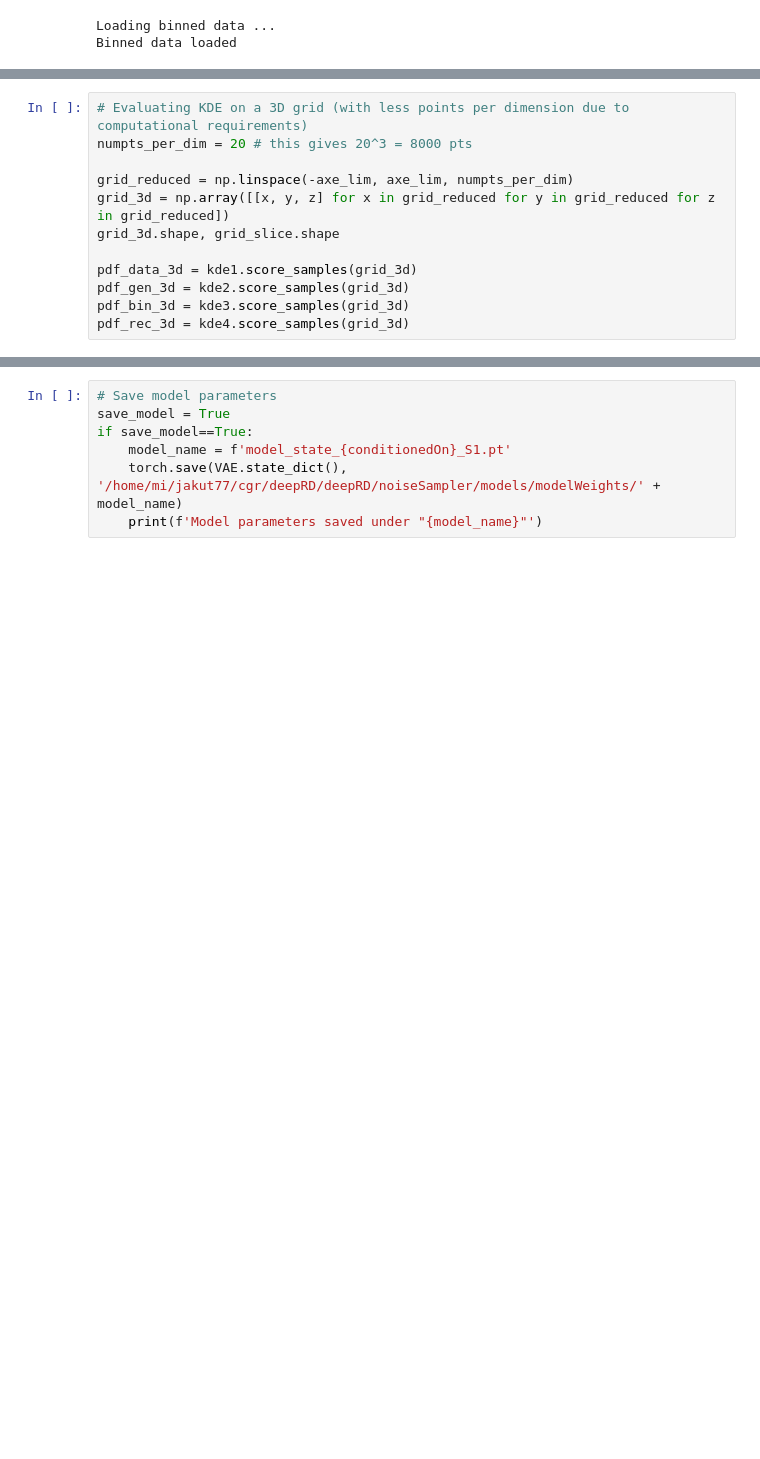
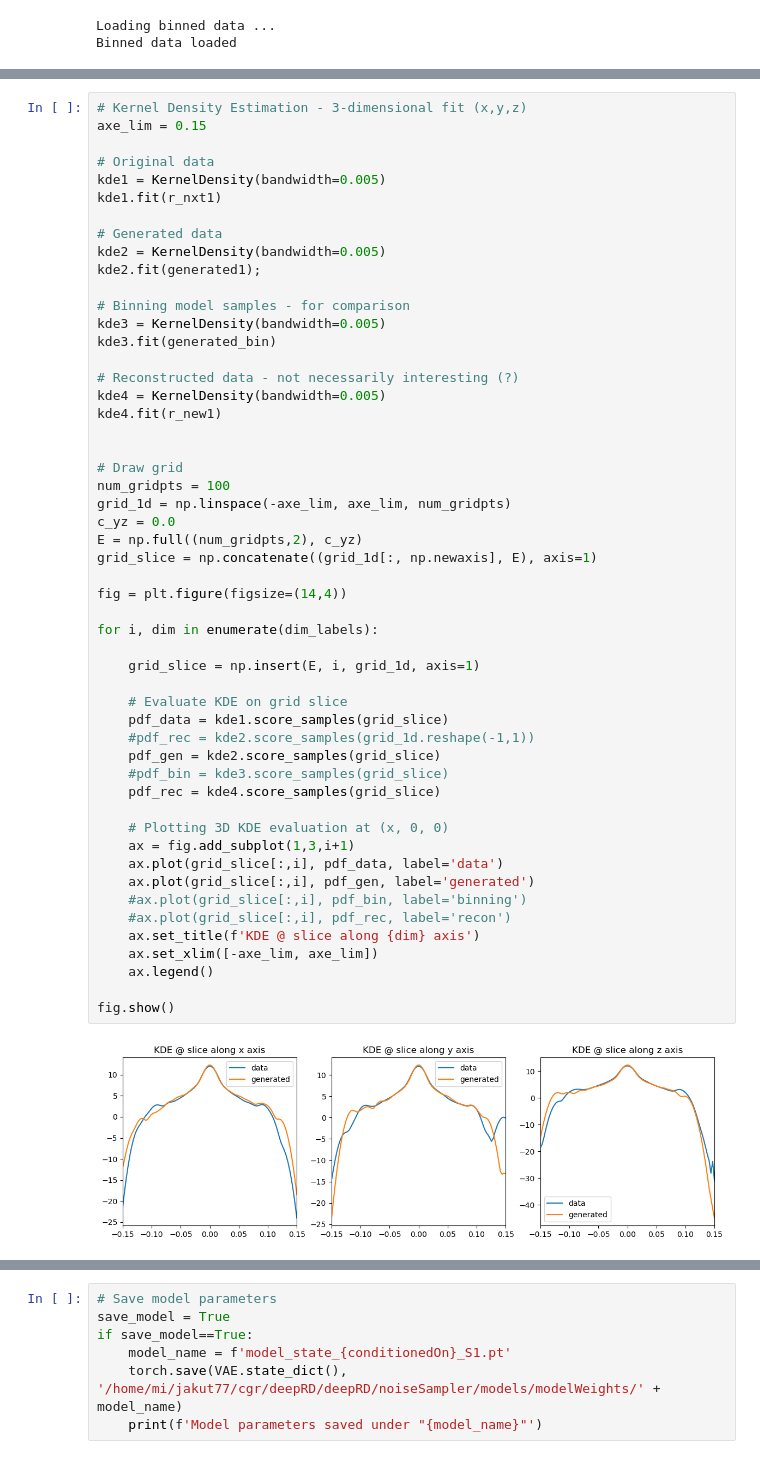
Before and after one commit to maojrs/deepRD, a Jupyter notebook: notebooks/stochasticClosure/cvae_mzs-current.ipynb, the cells around one changed output, grey strips where cells are left out. Drawn from its saved outputs; the diff is of its cells as text; blank space fills up the shorter version.

```diff
--- a/notebooks/stochasticClosure/cvae_mzs-current.ipynb
+++ b/notebooks/stochasticClosure/cvae_mzs-current.ipynb
@@ -937,12 +889,54 @@ fig.show()
-# %%
-# Evaluating KDE on a 3D grid (with less points per dimension due to computational requirements)
-numpts_per_dim = 20 # this gives 20^3 = 8000 pts
-
-grid_reduced = np.linspace(-axe_lim, axe_lim, numpts_per_dim)
-grid_3d = np.array([[x, y, z] for x in grid_reduced for y in grid_reduced for z in grid_reduced])
-grid_3d.shape, grid_slice.shape
-
-pdf_data_3d = kde1.score_samples(grid_3d)
-pdf_gen_3d = kde2.score_samples(grid_3d)
-pdf_bin_3d = kde3.score_samples(grid_3d)
-pdf_rec_3d = kde4.score_samples(grid_3d)
+# %%
+# Kernel Density Estimation - 3-dimensional fit (x,y,z)
+axe_lim = 0.15
+
+# Original data
+kde1 = KernelDensity(bandwidth=0.005)
+kde1.fit(r_nxt1)
+
+# Generated data
+kde2 = KernelDensity(bandwidth=0.005)
+kde2.fit(generated1);
+
+# Binning model samples - for comparison
+kde3 = KernelDensity(bandwidth=0.005)
+kde3.fit(generated_bin)
+
+# Reconstructed data - not necessarily interesting (?)
+kde4 = KernelDensity(bandwidth=0.005)
+kde4.fit(r_new1)
+
+
+# Draw grid
+num_gridpts = 100
+grid_1d = np.linspace(-axe_lim, axe_lim, num_gridpts)
+c_yz = 0.0
+E = np.full((num_gridpts,2), c_yz)
+grid_slice = np.concatenate((grid_1d[:, np.newaxis], E), axis=1)
+
+fig = plt.figure(figsize=(14,4))
+
+for i, dim in enumerate(dim_labels):
+
+    grid_slice = np.insert(E, i, grid_1d, axis=1)
+
+    # Evaluate KDE on grid slice
+    pdf_data = kde1.score_samples(grid_slice)
+    #pdf_rec = kde2.score_samples(grid_1d.reshape(-1,1))
+    pdf_gen = kde2.score_samples(grid_slice)
+    #pdf_bin = kde3.score_samples(grid_slice)
+    pdf_rec = kde4.score_samples(grid_slice)
+
+    # Plotting 3D KDE evaluation at (x, 0, 0)
+    ax = fig.add_subplot(1,3,i+1)
+    ax.plot(grid_slice[:,i], pdf_data, label='data')
+    ax.plot(grid_slice[:,i], pdf_gen, label='generated')
+    #ax.plot(grid_slice[:,i], pdf_bin, label='binning')
+    #ax.plot(grid_slice[:,i], pdf_rec, label='recon')
+    ax.set_title(f'KDE @ slice along {dim} axis')
+    ax.set_xlim([-axe_lim, axe_lim])
+    ax.legend()
+
+fig.show()
+# %% [output]
+[figure, added]
```
Also changed, not shown: parts of 17 cells of this notebook, 2 other files.
